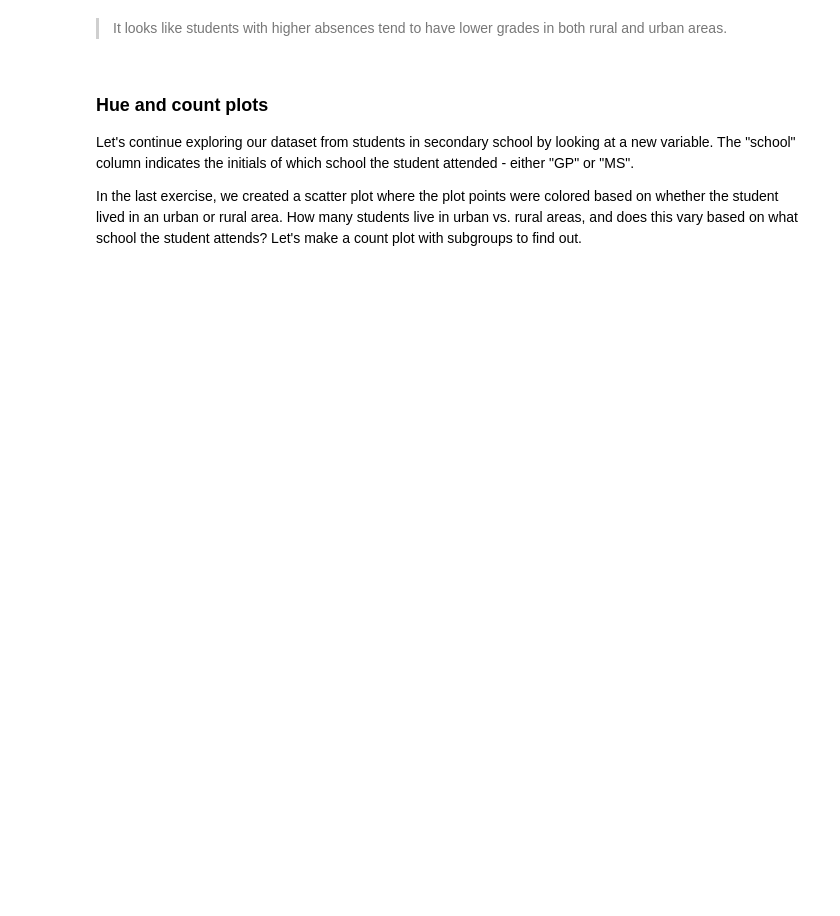
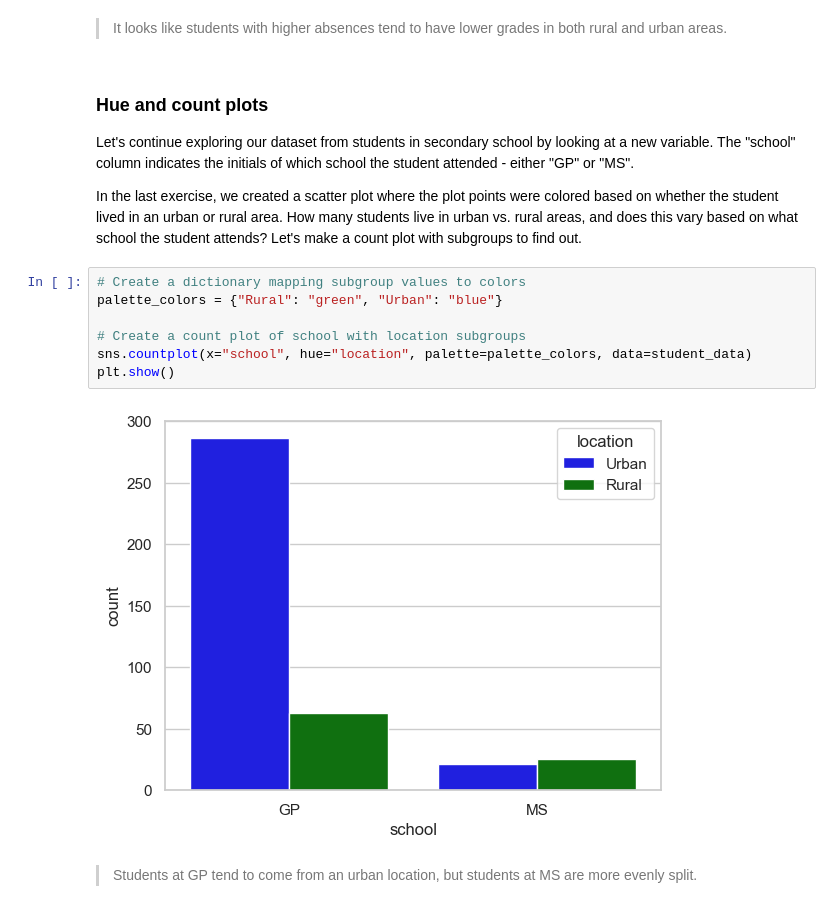
Before and after one commit to krlsdgzmn/datacamp, a Jupyter notebook: problem-sets/6-introduction-to-data-visualization-with-seaborn/notebooks/introduction-to-data-visualization-with-seaborn.ipynb, the cells around one changed output. Drawn from its saved outputs; the diff is of its cells as text; blank space fills up the shorter version.

```diff
--- a/problem-sets/6-introduction-to-data-visualization-with-seaborn/notebooks/introduction-to-data-visualization-with-seaborn.ipynb
+++ b/problem-sets/6-introduction-to-data-visualization-with-seaborn/notebooks/introduction-to-data-visualization-with-seaborn.ipynb
@@ -81,3 +93,14 @@ plt.show()
 Let's continue exploring our dataset from students in secondary school by looking at a new variable. The "school" column indicates the initials of which school the student attended - either "GP" or "MS".
 
 In the last exercise, we created a scatter plot where the plot points were colored based on whether the student lived in an urban or rural area. How many students live in urban vs. rural areas, and does this vary based on what school the student attends? Let's make a count plot with subgroups to find out.
+# %%
+# Create a dictionary mapping subgroup values to colors
+palette_colors = {"Rural": "green", "Urban": "blue"}
+
+# Create a count plot of school with location subgroups
+sns.countplot(x="school", hue="location", palette=palette_colors, data=student_data)
+plt.show()
+# %% [output]
+[figure, added]
+# %% [markdown]
+> Students at GP tend to come from an urban location, but students at MS are more evenly split.
```
Also changed, not shown: parts of 70 cells of this notebook, 8 other files.
